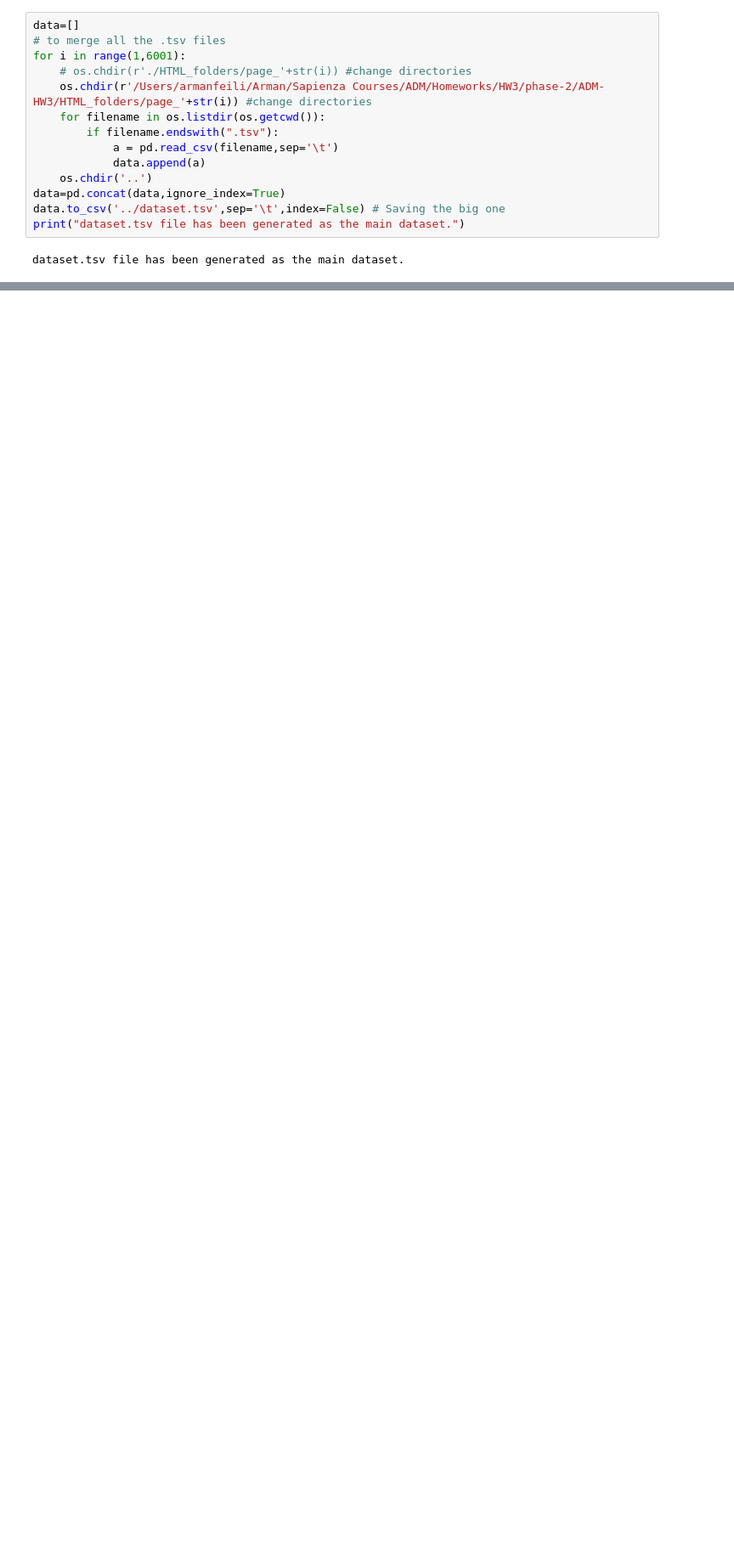
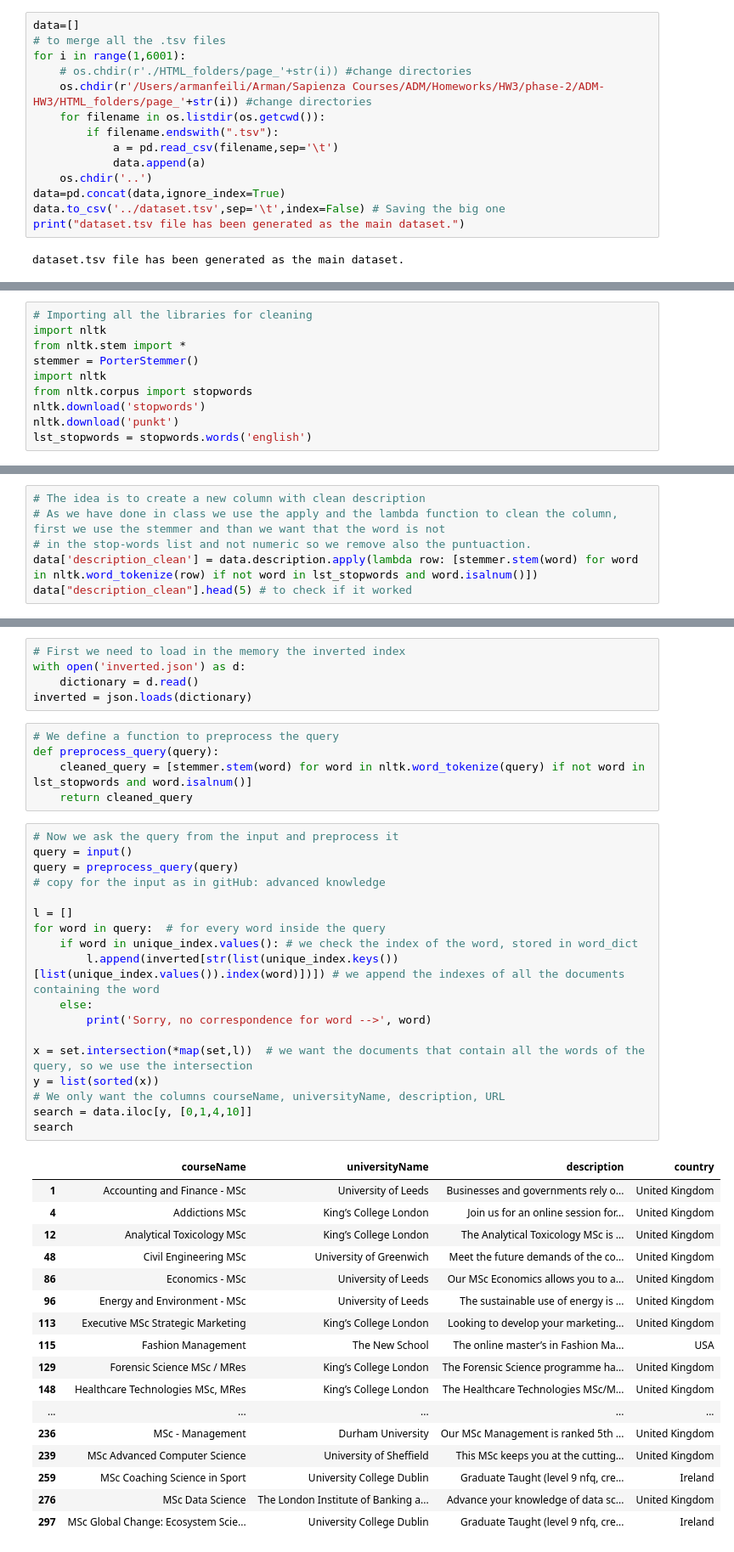
Before and after one commit to susannabravi/ADM-HW3, a Jupyter notebook: main.ipynb, the cells around one changed output, grey strips where cells are left out. Shown at 85% size. Drawn from its saved outputs; the diff is of its cells as text; blank space fills up the shorter version.

```diff
--- a/main.ipynb
+++ b/main.ipynb
@@ -224,0 +223,10 @@ data
+# %%
+# Importing all the libraries for cleaning
+import nltk
+from nltk.stem import *
+stemmer = PorterStemmer()
+import nltk
+from nltk.corpus import stopwords
+nltk.download('stopwords')
+nltk.download('punkt')
+lst_stopwords = stopwords.words('english')
@@ -224,0 +241,6 @@ data
+# %%
+# The idea is to create a new column with clean description
+# As we have done in class we use the apply and the lambda function to clean the column, first we use the stemmer and than we want that the word is not
+# in the stop-words list and not numeric so we remove also the puntuaction.
+data['description_clean'] = data.description.apply(lambda row: [stemmer.stem(word) for word in nltk.word_tokenize(row) if not word in lst_stopwords and word.isalnum()])
+data["description_clean"].head(5) # to check if it worked
@@ -224,0 +348,46 @@ data
+# %%
+# First we need to load in the memory the inverted index
+with open('inverted.json') as d:
+    dictionary = d.read()
+inverted = json.loads(dictionary)
+# %%
+# We define a function to preprocess the query
+def preprocess_query(query):
+    cleaned_query = [stemmer.stem(word) for word in nltk.word_tokenize(query) if not word in lst_stopwords and word.isalnum()]
+    return cleaned_query
+# %%
+# Now we ask the query from the input and preprocess it
+query = input()
+query = preprocess_query(query)
+# copy for the input as in gitHub: advanced knowledge
+
+l = []
+for word in query:  # for every word inside the query
+    if word in unique_index.values(): # we check the index of the word, stored in word_dict
+        l.append(inverted[str(list(unique_index.keys())[list(unique_index.values()).index(word)])]) # we append the indexes of all the documents containing the word
+    else:
+        print('Sorry, no correspondence for word -->', word)
+
+x = set.intersection(*map(set,l))  # we want the documents that contain all the words of the query, so we use the intersection
+y = list(sorted(x))
+# We only want the columns courseName, universityName, description, URL
+search = data.iloc[y, [0,1,4,10]]
+search
+# %% [output]
+|  | courseName | universityName | description | country |
+| 1 | Accounting and Finance - MSc | University of Leeds | Businesses and governments rely o... | United Kingdom |
+| 4 | Addictions MSc | King’s College London | Join us for an online session for... | United Kingdom |
+| 12 | Analytical Toxicology MSc | King’s College London | The Analytical Toxicology MSc is ... | United Kingdom |
+| 48 | Civil Engineering MSc | University of Greenwich | Meet the future demands of the co... | United Kingdom |
+| 86 | Economics - MSc | University of Leeds | Our MSc Economics allows you to a... | United Kingdom |
+| 96 | Energy and Environment - MSc | University of Leeds | The sustainable use of energy is ... | United Kingdom |
+| 113 | Executive MSc Strategic Marketing | King’s College London | Looking to develop your marketing... | United Kingdom |
+| 115 | Fashion Management | The New School | The online master’s in Fashion Ma... | USA |
+| 129 | Forensic Science MSc / MRes | King’s College London | The Forensic Science programme ha... | United Kingdom |
+| 148 | Healthcare Technologies MSc, MRes | King’s College London | The Healthcare Technologies MSc/M... | United Kingdom |
+| ... | ... | ... | ... | ... |
+| 236 | MSc - Management | Durham University | Our MSc Management is ranked 5th ... | United Kingdom |
+| 239 | MSc Advanced Computer Science | University of Sheffield | This MSc keeps you at the cutting... | United Kingdom |
+| 259 | MSc Coaching Science in Sport | University College Dublin | Graduate Taught (level 9 nfq, cre... | Ireland |
+| 276 | MSc Data Science | The London Institute of Banking a... | Advance your knowledge of data sc... | United Kingdom |
+| 297 | MSc Global Change: Ecosystem Scie... | University College Dublin | Graduate Taught (level 9 nfq, cre... | Ireland |
```
Also changed, not shown: parts of 12 cells of this notebook.
